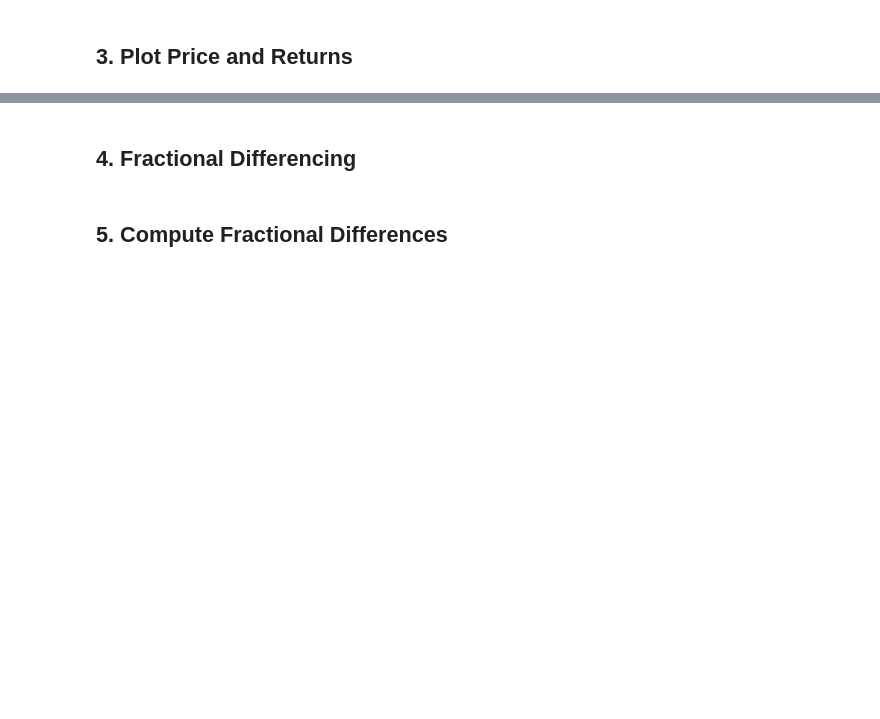
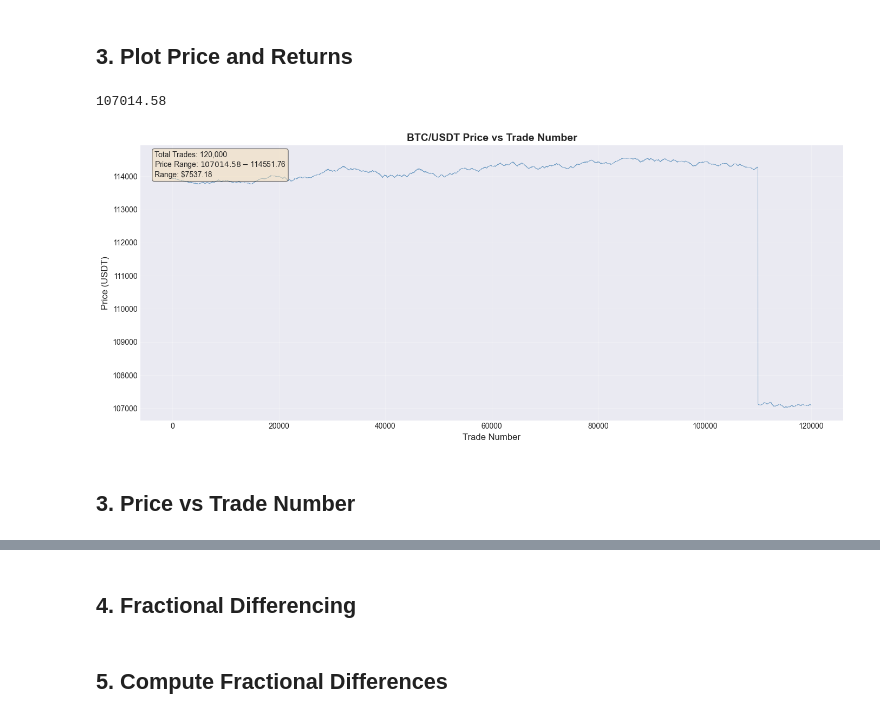
Before and after one commit to dali1981/crypto-data-ingestion, a Jupyter notebook: examples/data_analysis.ipynb, the cells around one changed output, grey strips where cells are left out. Cells and saved outputs as stored; diff of their text form; code cells hidden in the pictures; blank space fills up the shorter version.

```diff
--- a/examples/data_analysis.ipynb
+++ b/examples/data_analysis.ipynb
@@ -40,5 +66,34 @@ print(f"Price series shape: {price_series.shape}")
 # %% [markdown]
 ## 3. Plot Price and Returns
+# %%
+df['price'].min()
+# %% [output]
+107014.58
+# %%
+# Plot price against trade number (sequential index)
+fig, ax = plt.subplots(1, 1, figsize=(14, 6))
+
+trade_numbers = np.arange(len(df))
+ax.plot(trade_numbers, df['price'].values, linewidth=0.5, alpha=0.7, color='steelblue')
+ax.set_title('BTC/USDT Price vs Trade Number', fontsize=14, fontweight='bold')
+ax.set_xlabel('Trade Number', fontsize=12)
+ax.set_ylabel('Price (USDT)', fontsize=12)
+ax.grid(True, alpha=0.3)
+
+# Add some summary text
+price_min = df['price'].min()
+price_max = df['price'].max()
+price_range = price_max - price_min
+ax.text(0.02, 0.98, f'Total Trades: {len(df):,}\nPrice Range: ${price_min:.2f} - ${price_max:.2f}\nRange: ${price_range:.2f}',
+        transform=ax.transAxes, fontsize=10, verticalalignment='top',
+        bbox=dict(boxstyle='round', facecolor='wheat', alpha=0.5))
+
+plt.tight_layout()
+plt.show()
+# %% [output]
+[figure, added]
+# %% [markdown]
+## 3. Price vs Trade Number
 # %%
 fig, axes = plt.subplots(2, 1, figsize=(14, 8))
 
```
Also changed, not shown: parts of 13 cells of this notebook, 4 other files.
